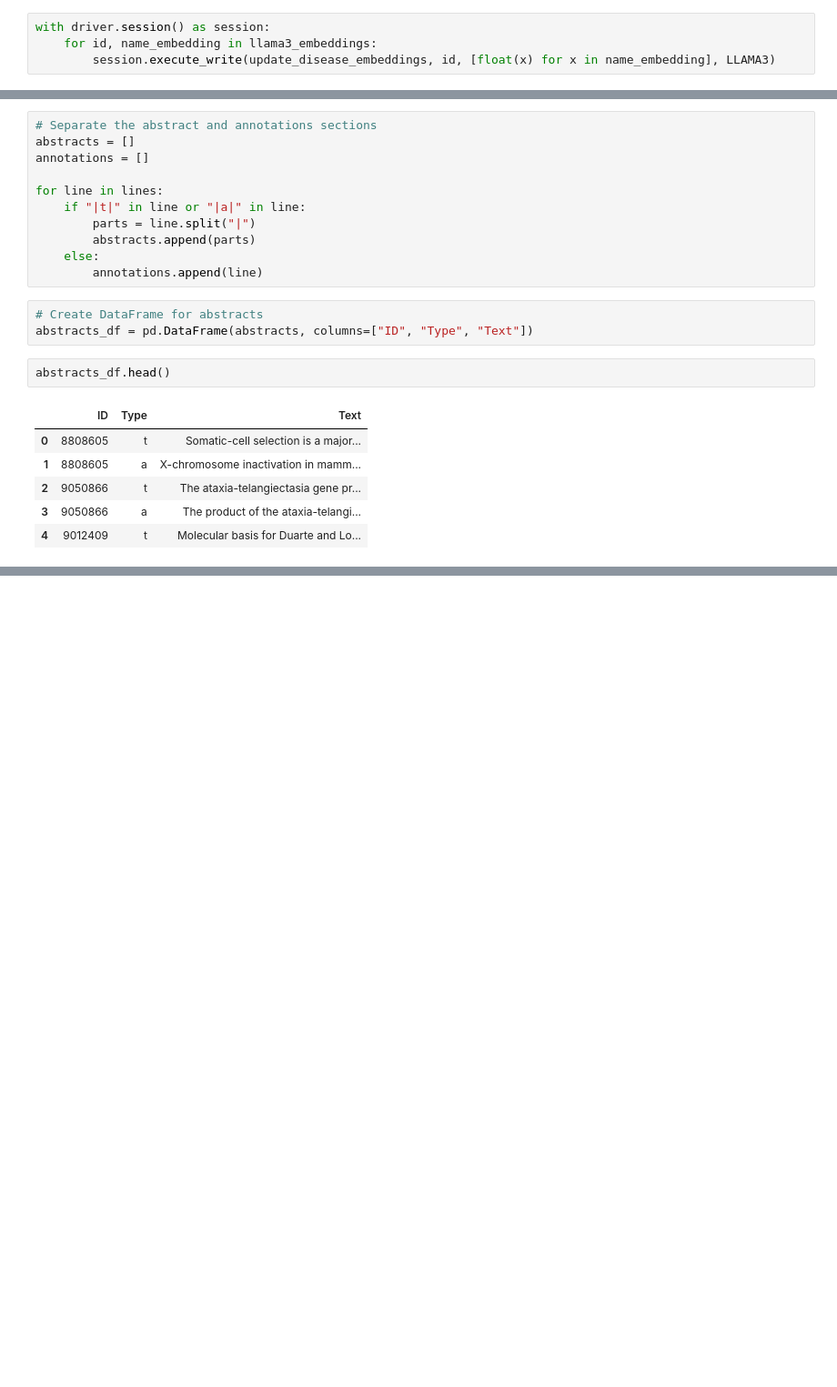
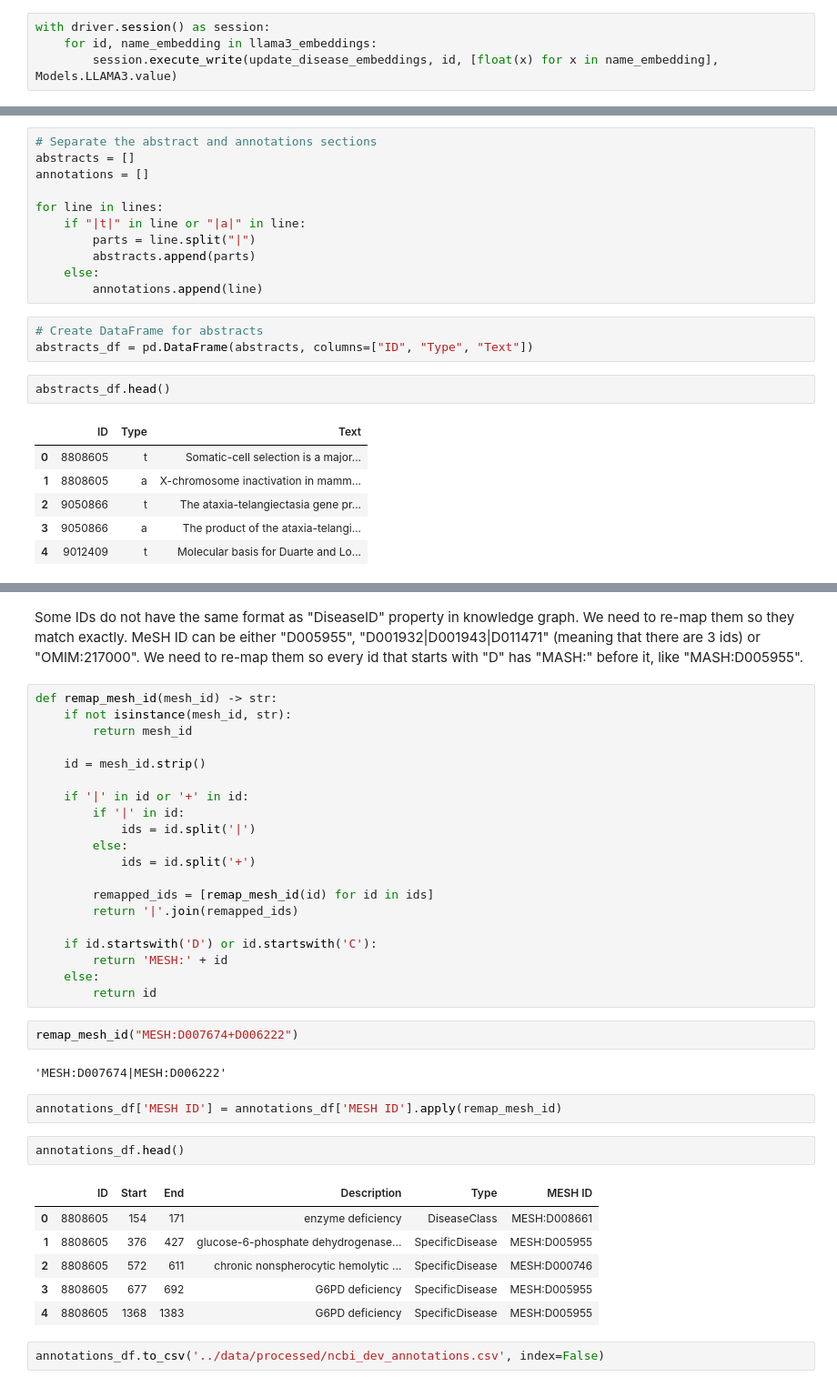
Before and after one commit to Yuliana7/biomedical-entity-linking, a Jupyter notebook: notebooks/data_processing.ipynb, the cells around one changed output, grey strips where cells are left out. Shown at 91% size. Drawn from its saved outputs; the diff is of its cells as text; blank space fills up the shorter version.

```diff
--- a/notebooks/data_processing.ipynb
+++ b/notebooks/data_processing.ipynb
@@ -252,4 +253,4 @@ llama3_embeddings[0]
 # %%
 with driver.session() as session:
     for id, name_embedding in llama3_embeddings:
-        session.execute_write(update_disease_embeddings, id, [float(x) for x in name_embedding], LLAMA3)
+        session.execute_write(update_disease_embeddings, id, [float(x) for x in name_embedding], Models.LLAMA3.value)
@@ -326 +339,40 @@ dtypes: int64(1), object(2)
 memory usage: 4.8+ KB
+# %% [markdown]
+Some IDs do not have the same format as "DiseaseID" property in knowledge graph. We need to re-map them so they match exactly. MeSH ID can be either "D005955", "D001932|D001943|D011471" (meaning that there are 3 ids) or "OMIM:217000". We need to re-map them so every id that starts with "D" has "MASH:" before it, like "MASH:D005955".
+# %%
+def remap_mesh_id(mesh_id) -> str:
+    if not isinstance(mesh_id, str):
+        return mesh_id
+
+    id = mesh_id.strip()
+
+    if '|' in id or '+' in id:
+        if '|' in id:
+            ids = id.split('|')
+        else:
+            ids = id.split('+')
+
+        remapped_ids = [remap_mesh_id(id) for id in ids]
+        return '|'.join(remapped_ids)
+
+    if id.startswith('D') or id.startswith('C'):
+        return 'MESH:' + id
+    else:
+        return id
+# %%
+remap_mesh_id("MESH:D007674+D006222")
+# %% [output]
+'MESH:D007674|MESH:D006222'
+# %%
+annotations_df['MESH ID'] = annotations_df['MESH ID'].apply(remap_mesh_id)
+# %%
+annotations_df.head()
+# %% [output]
+|  | ID | Start | End | Description | Type | MESH ID |
+| 0 | 8808605 | 154 | 171 | enzyme deficiency | DiseaseClass | MESH:D008661 |
+| 1 | 8808605 | 376 | 427 | glucose-6-phosphate dehydrogenase... | SpecificDisease | MESH:D005955 |
+| 2 | 8808605 | 572 | 611 | chronic nonspherocytic hemolytic ... | SpecificDisease | MESH:D000746 |
+| 3 | 8808605 | 677 | 692 | G6PD deficiency | SpecificDisease | MESH:D005955 |
+| 4 | 8808605 | 1368 | 1383 | G6PD deficiency | SpecificDisease | MESH:D005955 |
+# %%
+annotations_df.to_csv('../data/processed/ncbi_dev_annotations.csv', index=False)
```
Also changed, not shown: parts of 93 cells of this notebook, 6 other files.
